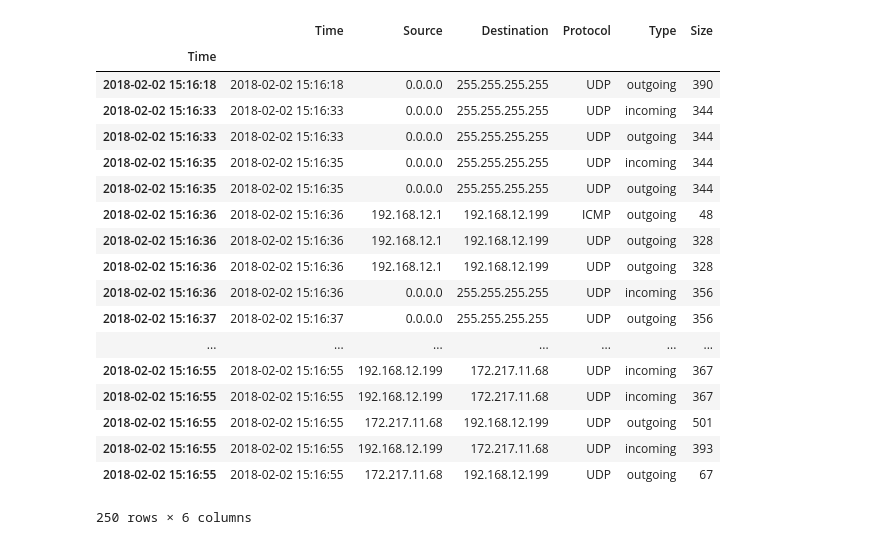
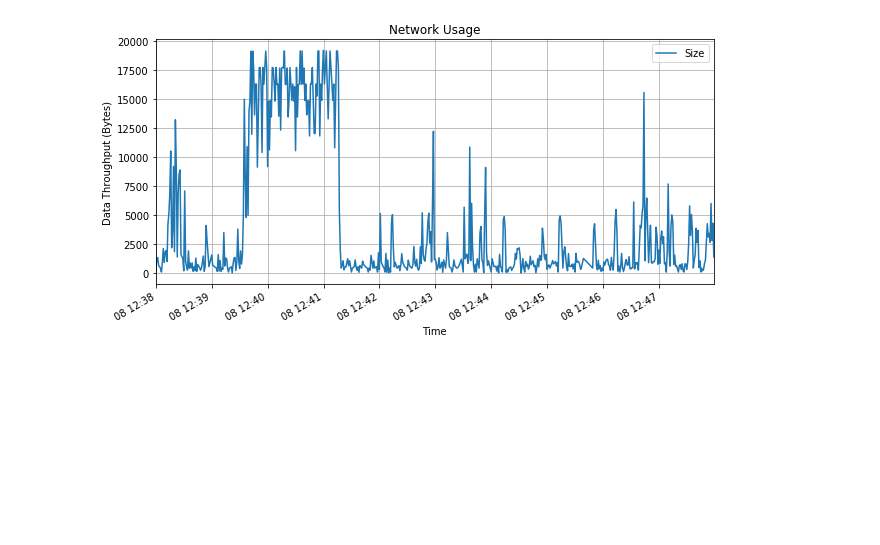
Before and after one commit to ayanpatel/iot-sec, a Jupyter notebook: plotDB.ipynb, the cells around one changed output. Saved outputs shown, nothing was run; the diff lists cells and outputs as text; code cells hidden in the pictures; blank space fills up the shorter version.

Commit message:
line plot

```diff
--- a/plotDB.ipynb
+++ b/plotDB.ipynb
@@ -47,22 +44,7 @@ sns.distplot(df['Time'])
-# %%
-df
-# %% [output]
-|  | Time | Source | Destination | Protocol | Type | Size |
-| Time |  |  |  |  |  |  |
-| 2018-02-02 15:16:18 | 2018-02-02 15:16:18 | 0.0.0.0 | 255.255.255.255 | UDP | outgoing | 390 |
-| 2018-02-02 15:16:33 | 2018-02-02 15:16:33 | 0.0.0.0 | 255.255.255.255 | UDP | incoming | 344 |
-| 2018-02-02 15:16:33 | 2018-02-02 15:16:33 | 0.0.0.0 | 255.255.255.255 | UDP | outgoing | 344 |
-| 2018-02-02 15:16:35 | 2018-02-02 15:16:35 | 0.0.0.0 | 255.255.255.255 | UDP | incoming | 344 |
-| 2018-02-02 15:16:35 | 2018-02-02 15:16:35 | 0.0.0.0 | 255.255.255.255 | UDP | outgoing | 344 |
-| 2018-02-02 15:16:36 | 2018-02-02 15:16:36 | 192.168.12.1 | 192.168.12.199 | ICMP | outgoing | 48 |
-| 2018-02-02 15:16:36 | 2018-02-02 15:16:36 | 192.168.12.1 | 192.168.12.199 | UDP | outgoing | 328 |
-| 2018-02-02 15:16:36 | 2018-02-02 15:16:36 | 192.168.12.1 | 192.168.12.199 | UDP | outgoing | 328 |
-| 2018-02-02 15:16:36 | 2018-02-02 15:16:36 | 0.0.0.0 | 255.255.255.255 | UDP | incoming | 356 |
-| 2018-02-02 15:16:37 | 2018-02-02 15:16:37 | 0.0.0.0 | 255.255.255.255 | UDP | outgoing | 356 |
-| ... | ... | ... | ... | ... | ... | ... |
-| 2018-02-02 15:16:55 | 2018-02-02 15:16:55 | 192.168.12.199 | 172.217.11.68 | UDP | incoming | 367 |
-| 2018-02-02 15:16:55 | 2018-02-02 15:16:55 | 192.168.12.199 | 172.217.11.68 | UDP | incoming | 367 |
-| 2018-02-02 15:16:55 | 2018-02-02 15:16:55 | 172.217.11.68 | 192.168.12.199 | UDP | outgoing | 501 |
-| 2018-02-02 15:16:55 | 2018-02-02 15:16:55 | 192.168.12.199 | 172.217.11.68 | UDP | incoming | 393 |
-| 2018-02-02 15:16:55 | 2018-02-02 15:16:55 | 172.217.11.68 | 192.168.12.199 | UDP | outgoing | 67 |
-250 rows × 6 columns
+# %%
+ax = df.plot(x='Time', y='Size', kind='line', grid=True, title='Network Usage', figsize=(10,5))
+ax.set_xlabel('Time')
+ax.set_ylabel('Data Throughput (Bytes)')
+plt.show()
+# %% [output]
+[figure, added]
```
Also changed, not shown: parts of 3 cells of this notebook.
